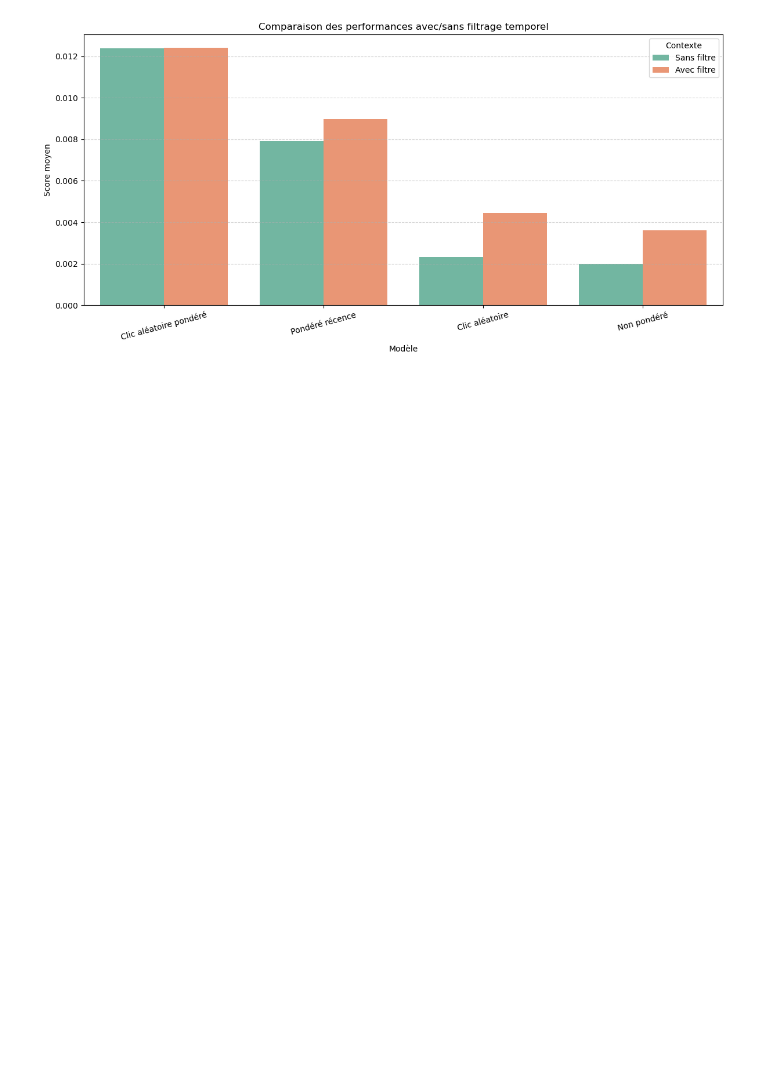
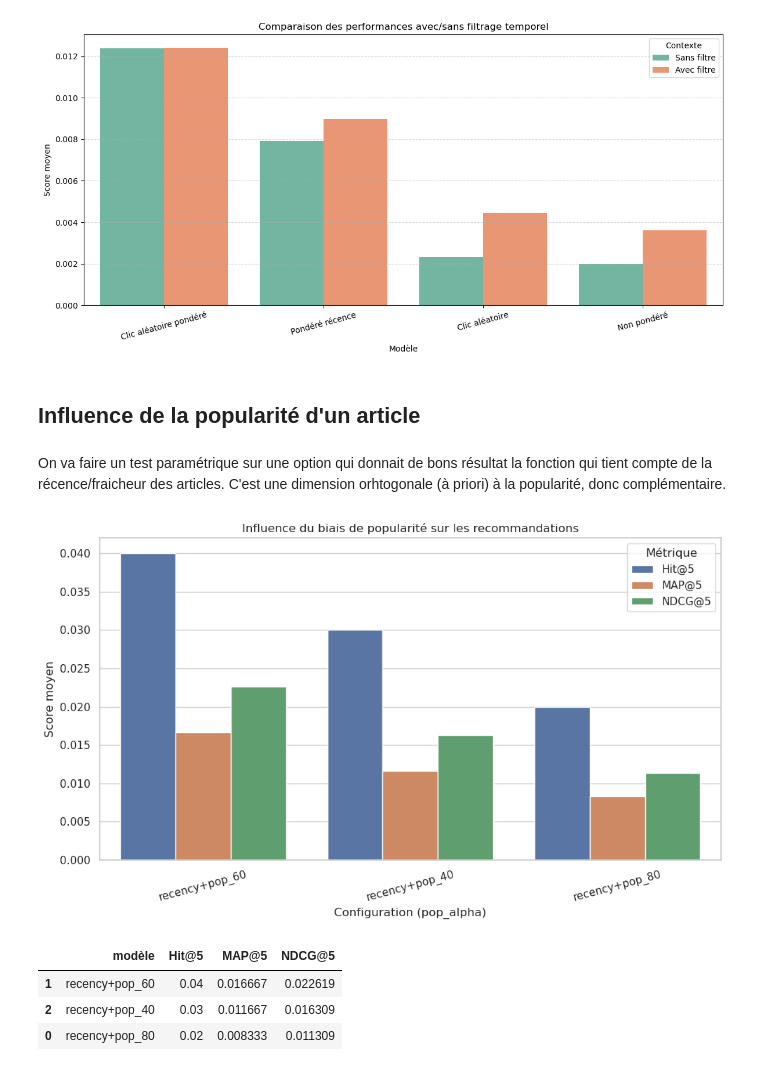
Before and after one commit to cecile-aie/oc_aie_p10, a Jupyter notebook: content_based_modelisation.ipynb, the cells around one changed output. Saved outputs shown, nothing was run; the diff lists cells and outputs as text; code cells hidden in the pictures; blank space fills up the shorter version.

```diff
--- a/content_based_modelisation.ipynb
+++ b/content_based_modelisation.ipynb
@@ -1594,3 +1577,5 @@ def plot_comparative_results(results_df_full, results_df_limited, suffixes=("San
 plot_comparative_results(results_df, results_df_time_limited)
 # %% [output]
 [figure]
+# %% [markdown]
+## Influence de la popularité d'un article
@@ -1596,0 +1663,2 @@ plot_comparative_results(results_df, results_df_time_limited)
+# %% [markdown]
+On va faire un test paramétrique sur une option qui donnait de bons résultat la fonction qui tient compte de la récence/fraicheur des articles. C'est une dimension orhtogonale (à priori) à la popularité, donc complémentaire.
@@ -1596,0 +1746,65 @@ plot_comparative_results(results_df, results_df_time_limited)
+# %%
+# Définir les valeurs de pop_alpha à tester
+pop_alphas = [0.8, 0.6, 0.4]
+
+# Dictionnaire des fonctions à tester
+predict_functions = {
+    f"recency+pop_{int(p * 100)}": (
+        lambda p=p: (  # utiliser lambda p=p pour capturer la valeur de boucle
+            lambda user_id, df, embedding_dict, article_ids, article_embeddings, df_articles:
+                predict_topN_recency_popularity(
+                    user_id,
+                    df,
+                    embedding_dict,
+                    article_ids,
+                    article_embeddings,
+                    df_articles,
+                    alpha=0.9,
+                    beta=1.0,
+                    pop_alpha=p,
+                    top_n=5
+                )
+        )
+    )()
+    for p in pop_alphas
+}
+
+# Lancer l'évaluation
+results_df, hit_users = evaluate_prediction_functions_with_popularity(
+    user_clicks_df=user_clicks_df,
+    df=df,
+    embedding_dict=embedding_dict,
+    article_ids=article_ids,
+    article_embeddings=article_embeddings,
+    df_articles=df_articles,
+    predict_functions=predict_functions,
+    k=5,
+    n_users=100,
+    seed=42
+)
+
+# Affichage des résultats
+import seaborn as sns
+import matplotlib.pyplot as plt
+
+sns.set(style="whitegrid")
+results_df_melted = results_df.melt(id_vars="modèle", var_name="Métrique", value_name="Score")
+
+plt.figure(figsize=(10, 6))
+sns.barplot(data=results_df_melted, x="modèle", y="Score", hue="Métrique")
+plt.title("Influence du biais de popularité sur les recommandations")
+plt.ylabel("Score moyen")
+plt.xlabel("Configuration (pop_alpha)")
+plt.xticks(rotation=15)
+plt.legend(title="Métrique")
+plt.tight_layout()
+plt.show()
+
+# Affichage brut en DataFrame
+results_df
+# %% [output]
+[figure, added]
+|  | modèle | Hit@5 | MAP@5 | NDCG@5 |
+| 1 | recency+pop_60 | 0.04 | 0.016667 | 0.022619 |
+| 2 | recency+pop_40 | 0.03 | 0.011667 | 0.016309 |
+| 0 | recency+pop_80 | 0.02 | 0.008333 | 0.011309 |
```
Also changed, not shown: parts of 31 cells of this notebook, 2 other files.
